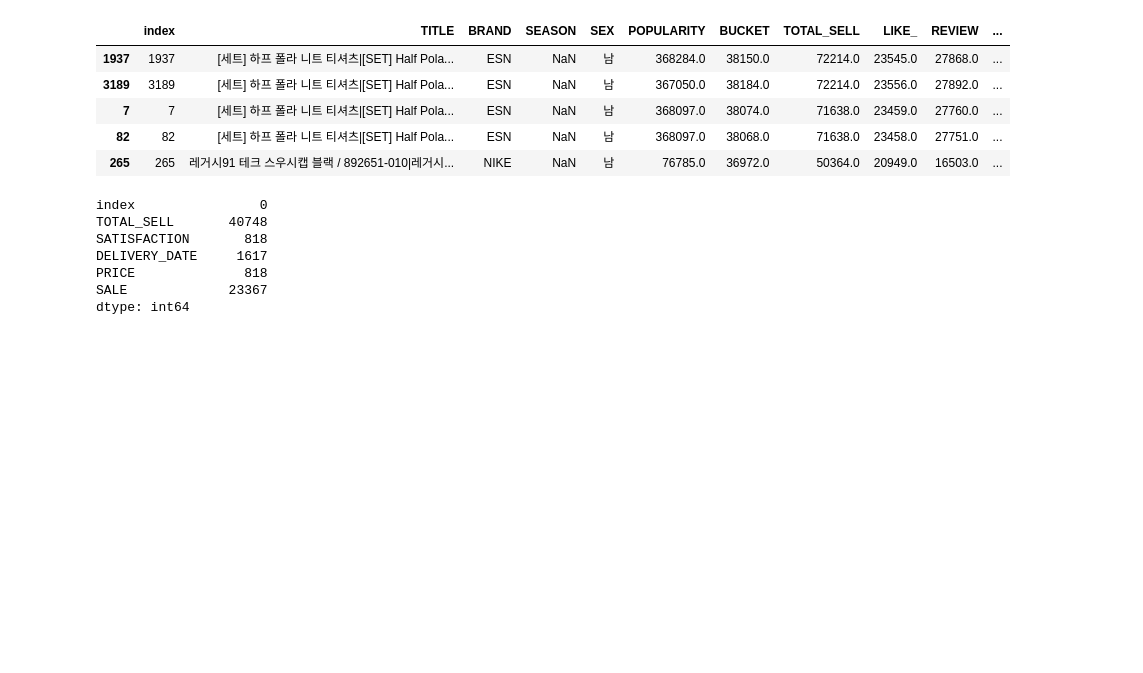
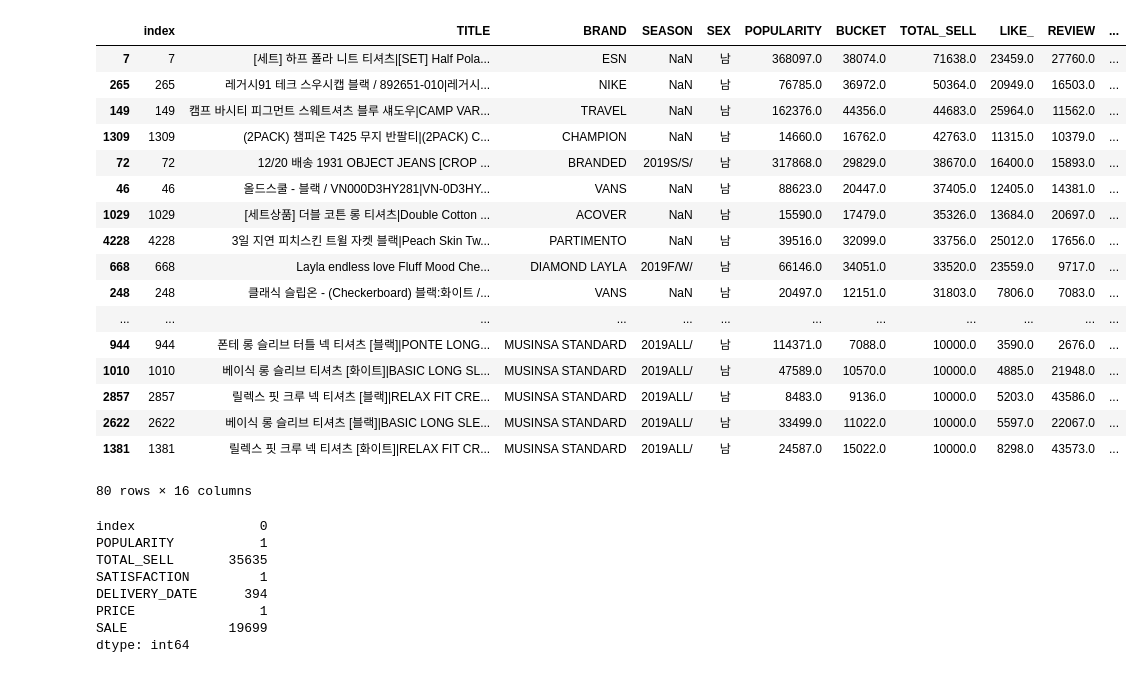
Before and after one commit to yiyejyn/ClothesSalesAnalysis, a Jupyter notebook: 데이터 분석.ipynb, the cells around one changed output. Drawn from its saved outputs; the diff is of its cells as text; code cells hidden in the pictures; blank space fills up the shorter version.

```diff
--- a/데이터 분석.ipynb
+++ b/데이터 분석.ipynb
@@ -5,30 +5,43 @@ import matplotlib.pyplot as plt
 from collections import Counter
 # %%
 pf = pd.read_csv("musinsa_final.csv")
-pf = pf.sort_values("TOTAL_SELL", ascending=False)
 #title컬럼을 기준으로 중복 값 제거
-pf.drop_duplicates(['TITLE'])
-pf.head()
+pf = pf.drop_duplicates(['TITLE'])
+pf = pf.sort_values(['TOTAL_SELL'], ascending = False)
+pf.head(80)
 # %% [output]
 |  | index | TITLE | BRAND | SEASON | SEX | POPULARITY | BUCKET | TOTAL_SELL | LIKE_ | REVIEW | ... |
-| 1937 | 1937 | [세트] 하프 폴라 니트 티셔츠|[SET] Half Pola... | ESN | NaN | 남 | 368284.0 | 38150.0 | 72214.0 | 23545.0 | 27868.0 | ... |
-| 3189 | 3189 | [세트] 하프 폴라 니트 티셔츠|[SET] Half Pola... | ESN | NaN | 남 | 367050.0 | 38184.0 | 72214.0 | 23556.0 | 27892.0 | ... |
 | 7 | 7 | [세트] 하프 폴라 니트 티셔츠|[SET] Half Pola... | ESN | NaN | 남 | 368097.0 | 38074.0 | 71638.0 | 23459.0 | 27760.0 | ... |
-| 82 | 82 | [세트] 하프 폴라 니트 티셔츠|[SET] Half Pola... | ESN | NaN | 남 | 368097.0 | 38068.0 | 71638.0 | 23458.0 | 27751.0 | ... |
 | 265 | 265 | 레거시91 테크 스우시캡 블랙 / 892651-010|레거시... | NIKE | NaN | 남 | 76785.0 | 36972.0 | 50364.0 | 20949.0 | 16503.0 | ... |
+| 149 | 149 | 캠프 바시티 피그먼트 스웨트셔츠 블루 섀도우|CAMP VAR... | TRAVEL | NaN | 남 | 162376.0 | 44356.0 | 44683.0 | 25964.0 | 11562.0 | ... |
+| 1309 | 1309 | (2PACK) 챔피온 T425 무지 반팔티|(2PACK) C... | CHAMPION | NaN | 남 | 14660.0 | 16762.0 | 42763.0 | 11315.0 | 10379.0 | ... |
+| 72 | 72 | 12/20 배송 1931 OBJECT JEANS [CROP ... | BRANDED | 2019S/S/ | 남 | 317868.0 | 29829.0 | 38670.0 | 16400.0 | 15893.0 | ... |
+| 46 | 46 | 올드스쿨 - 블랙 / VN000D3HY281|VN-0D3HY... | VANS | NaN | 남 | 88623.0 | 20447.0 | 37405.0 | 12405.0 | 14381.0 | ... |
+| 1029 | 1029 | [세트상품] 더블 코튼 롱 티셔츠|Double Cotton ... | ACOVER | NaN | 남 | 15590.0 | 17479.0 | 35326.0 | 13684.0 | 20697.0 | ... |
+| 4228 | 4228 | 3일 지연 피치스킨 트윌 자켓 블랙|Peach Skin Tw... | PARTIMENTO | NaN | 남 | 39516.0 | 32099.0 | 33756.0 | 25012.0 | 17656.0 | ... |
+| 668 | 668 | Layla endless love Fluff Mood Che... | DIAMOND LAYLA | 2019F/W/ | 남 | 66146.0 | 34051.0 | 33520.0 | 23559.0 | 9717.0 | ... |
+| 248 | 248 | 클래식 슬립온 - (Checkerboard) 블랙:화이트 /... | VANS | NaN | 남 | 20497.0 | 12151.0 | 31803.0 | 7806.0 | 7083.0 | ... |
+| ... | ... | ... | ... | ... | ... | ... | ... | ... | ... | ... | ... |
+| 944 | 944 | 폰테 롱 슬리브 터틀 넥 티셔츠 [블랙]|PONTE LONG... | MUSINSA STANDARD | 2019ALL/ | 남 | 114371.0 | 7088.0 | 10000.0 | 3590.0 | 2676.0 | ... |
+| 1010 | 1010 | 베이식 롱 슬리브 티셔츠 [화이트]|BASIC LONG SL... | MUSINSA STANDARD | 2019ALL/ | 남 | 47589.0 | 10570.0 | 10000.0 | 4885.0 | 21948.0 | ... |
+| 2857 | 2857 | 릴렉스 핏 크루 넥 티셔츠 [블랙]|RELAX FIT CRE... | MUSINSA STANDARD | 2019ALL/ | 남 | 8483.0 | 9136.0 | 10000.0 | 5203.0 | 43586.0 | ... |
+| 2622 | 2622 | 베이식 롱 슬리브 티셔츠 [블랙]|BASIC LONG SLE... | MUSINSA STANDARD | 2019ALL/ | 남 | 33499.0 | 11022.0 | 10000.0 | 5597.0 | 22067.0 | ... |
+| 1381 | 1381 | 릴렉스 핏 크루 넥 티셔츠 [화이트]|RELAX FIT CR... | MUSINSA STANDARD | 2019ALL/ | 남 | 24587.0 | 15022.0 | 10000.0 | 8298.0 | 43573.0 | ... |
+80 rows × 16 columns
 # %%
 pf.head()
-pf = pf.drop(['TITLE', 'BRAND' , 'SEASON' , 'SEX' , 'POPULARITY' , 'BUCKET' , 'IMG_URL' , 'LIKE_' , 'REVIEW' , 'CATEGORY_'] , axis=1)
 #널 값을 알아본다
 #모든 null값을 0으로 치환한다.
+pf = pf.drop(['TITLE', 'BRAND' , 'SEASON' , 'SEX' , 'BUCKET' , 'IMG_URL' , 'LIKE_' , 'REVIEW' , 'CATEGORY_'] , axis=1)
 np.sum(pd.isnull(pf))
 # %% [output]
 index                0
-TOTAL_SELL       40748
-SATISFACTION       818
-DELIVERY_DATE     1617
-PRICE              818
-SALE             23367
+POPULARITY           1
+TOTAL_SELL       35635
+SATISFACTION         1
+DELIVERY_DATE      394
+PRICE                1
+SALE             19699
 dtype: int64
 # %%
 #Y값의 null이 많기 때문에 null 값을 0으로 바꿔준다
```
Also changed, not shown: parts of 10 cells of this notebook, 2 other files.
